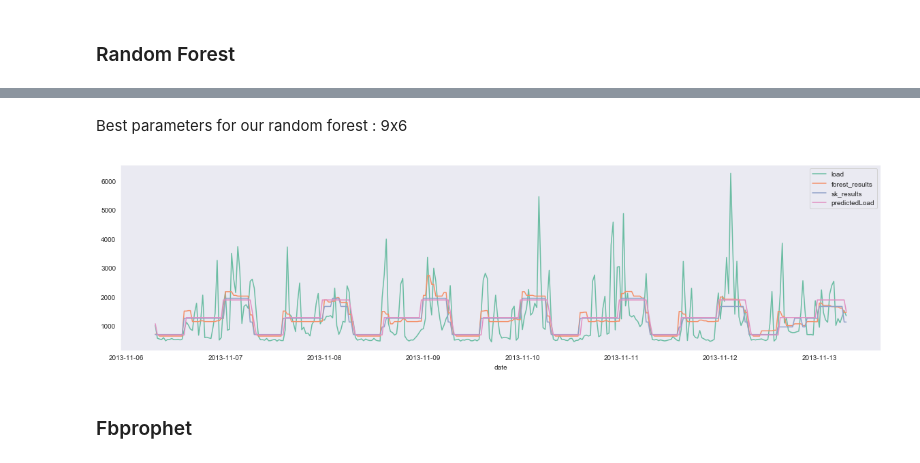
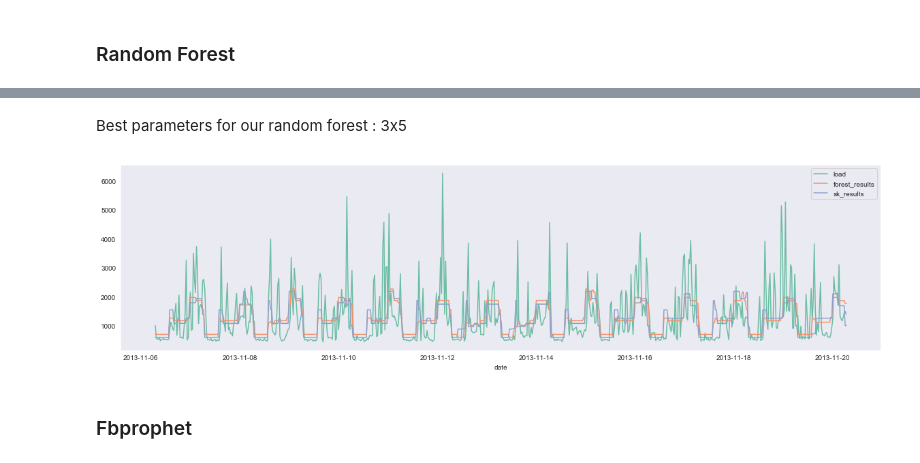
Before and after one commit to craft-ai/craft-ai-kit-energy, a Jupyter notebook: benchmark/ampds_benchmark.ipynb, the cells around one changed output, grey strips where cells are left out. Saved outputs shown, nothing was run; the diff lists cells and outputs as text; code cells hidden in the pictures.

```diff
--- a/benchmark/ampds_benchmark.ipynb
+++ b/benchmark/ampds_benchmark.ipynb
@@ -104,7 +104,7 @@ plt.show()
 # %%
 train_index = int(0.8*data.shape[0])
 data_train= data.iloc[:train_index,:]
-data_test = data.iloc[train_index:,:]
+data_test = data.iloc[train_index:train_index+2*7*24*2,:]#predict on first 2 weeks
 # %%
 data_train.head()
 # %% [output]
@@ -280,5 +287,5 @@ sk_tables
 # %%
-skTree = DecisionTreeRegressor(criterion = 'mse', max_depth=3, random_state=0)
+skTree = DecisionTreeRegressor(criterion = 'mse', max_depth=6, random_state=0)
 # %%
 skTree.fit(sk_train[['hour', 'day', 'month', 'year', 'temp']], sk_train['load'])
 # %% [output]
@@ -405,20 +429,20 @@ skf_mae_grid
 # %% [markdown]
-Best parameters for our random forest : 9x6
+Best parameters for our random forest : 3x5
 # %%
-skForest = RandomForestRegressor(n_estimators=9, criterion = 'mse', max_depth=6, random_state=0, bootstrap=True)
+skForest = RandomForestRegressor(n_estimators=3, criterion = 'mse', max_depth=5, random_state=0, bootstrap=True)
 skForest.fit(sk_train[['hour', 'day', 'month', 'year', 'temp']], sk_train['load'])
 forest_results = skForest.predict(sk_test[['hour', 'day', 'month', 'year', 'temp']])
 # %%
 limit=7*24*2
 fig  = plt.figure(figsize=(20,5))
 bench = data_test.copy(deep=True).drop('temp',1)
 bench['forest_results'] = forest_results
 bench['sk_results'] = sk_results
-bench = bench.merge(craft_preds[['predictedLoad']].iloc[:limit,:], left_index=True, right_index=True)
+# bench = bench.merge(craft_preds[['predictedLoad']].iloc[:limit,:], left_index=True, right_index=True)
 sns.lineplot(data=bench, dashes=False)
 plt.show()
 # %% [output]
-[figure, old version]
+[figure, new version]
 # %% [markdown]
 ### Fbprophet
 # %%
```
Also changed, not shown: parts of 13 cells of this notebook, 2 other files.
